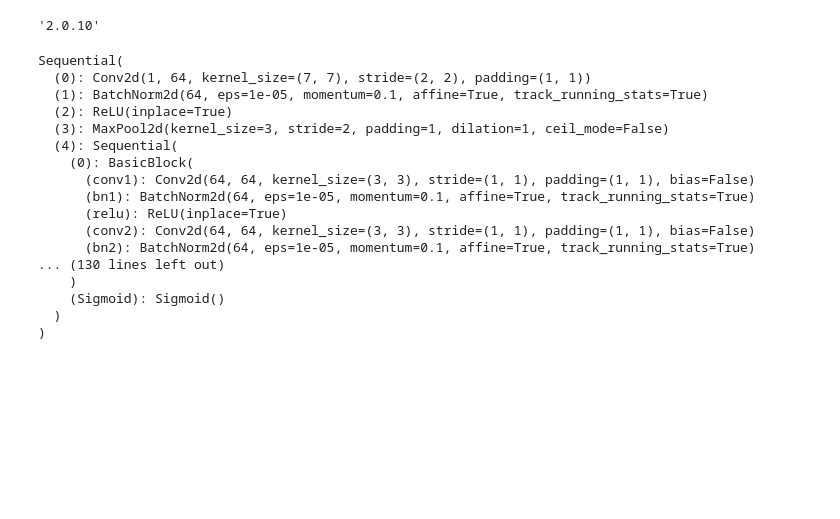
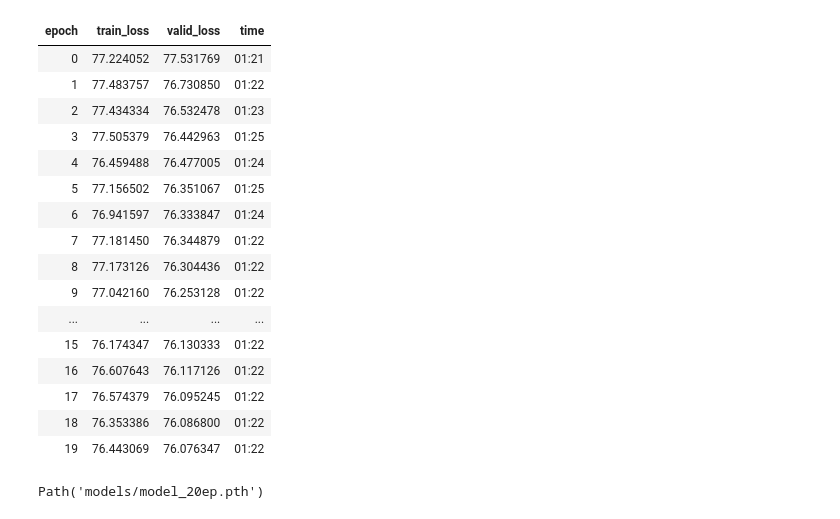
Before and after one commit to Flock1/solar, a Jupyter notebook: fastai.ipynb, the cells around one changed output. Drawn from its saved outputs; the diff is of its cells as text; code cells hidden in the pictures; blank space fills up the shorter version.

```diff
--- a/fastai.ipynb
+++ b/fastai.ipynb
@@ -246,24 +244,25 @@ RuntimeError: Expected 4-dimensional input for 4-dimensional weight [64, 1, 7, 7
-# %%
-fastai.__version__
-# %% [output]
-'2.0.10'
-# %%
-m
-# %% [output]
-Sequential(
-  (0): Conv2d(1, 64, kernel_size=(7, 7), stride=(2, 2), padding=(1, 1))
-  (1): BatchNorm2d(64, eps=1e-05, momentum=0.1, affine=True, track_running_stats=True)
-  (2): ReLU(inplace=True)
-  (3): MaxPool2d(kernel_size=3, stride=2, padding=1, dilation=1, ceil_mode=False)
-  (4): Sequential(
-    (0): BasicBlock(
-      (conv1): Conv2d(64, 64, kernel_size=(3, 3), stride=(1, 1), padding=(1, 1), bias=False)
-      (bn1): BatchNorm2d(64, eps=1e-05, momentum=0.1, affine=True, track_running_stats=True)
-      (relu): ReLU(inplace=True)
-      (conv2): Conv2d(64, 64, kernel_size=(3, 3), stride=(1, 1), padding=(1, 1), bias=False)
-      (bn2): BatchNorm2d(64, eps=1e-05, momentum=0.1, affine=True, track_running_stats=True)
-... (130 lines left out)
-    )
-    (Sigmoid): Sigmoid()
-  )
-)
+# %%
+# lr = 2.75e-7
+learn.fit(20,lr)
+# %% [output]
+| epoch | train_loss | valid_loss | time |
+| 0 | 77.224052 | 77.531769 | 01:21 |
+| 1 | 77.483757 | 76.730850 | 01:22 |
+| 2 | 77.434334 | 76.532478 | 01:23 |
+| 3 | 77.505379 | 76.442963 | 01:25 |
+| 4 | 76.459488 | 76.477005 | 01:24 |
+| 5 | 77.156502 | 76.351067 | 01:25 |
+| 6 | 76.941597 | 76.333847 | 01:24 |
+| 7 | 77.181450 | 76.344879 | 01:22 |
+| 8 | 77.173126 | 76.304436 | 01:22 |
+| 9 | 77.042160 | 76.253128 | 01:22 |
+| ... | ... | ... | ... |
+| 15 | 76.174347 | 76.130333 | 01:22 |
+| 16 | 76.607643 | 76.117126 | 01:22 |
+| 17 | 76.574379 | 76.095245 | 01:22 |
+| 18 | 76.353386 | 76.086800 | 01:22 |
+| 19 | 76.443069 | 76.076347 | 01:22 |
+# %%
+learn.save('model_20ep')
+# %% [output]
+Path('models/model_20ep.pth')
```
Also changed, not shown: parts of 26 cells of this notebook, 2 other files.
